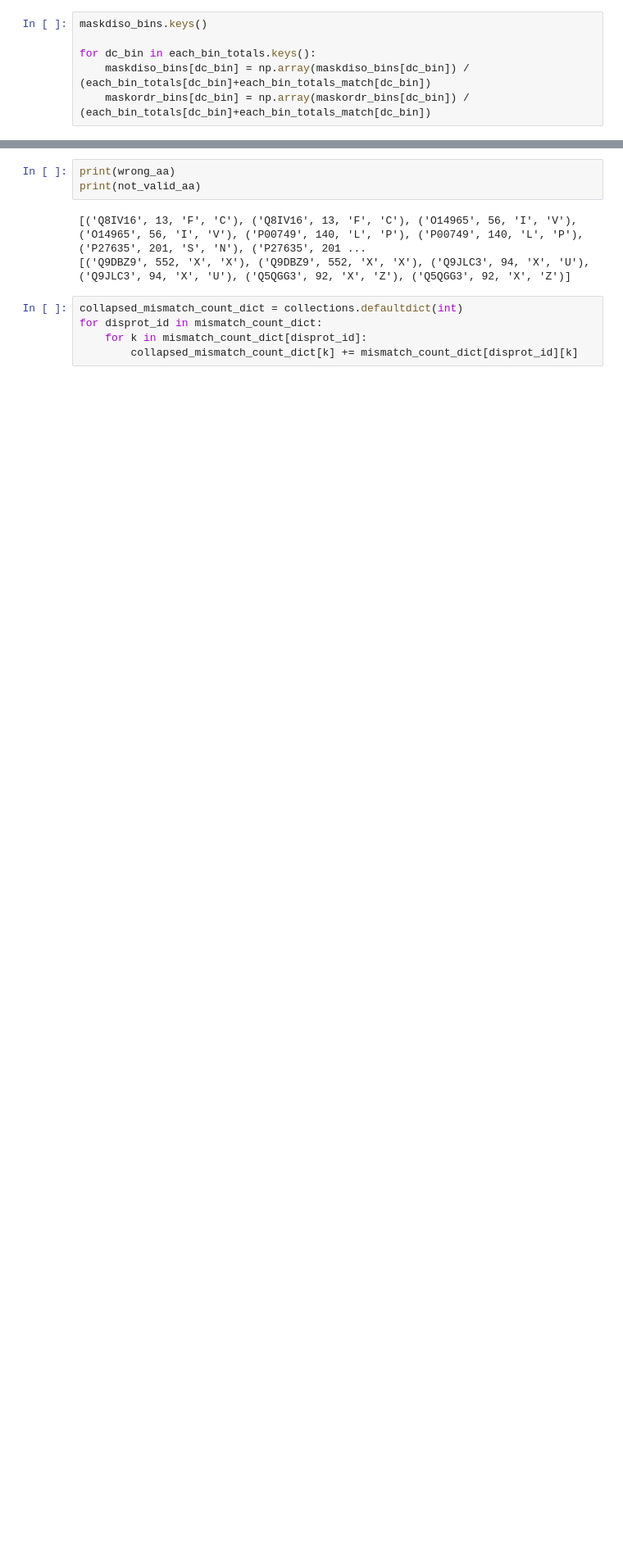
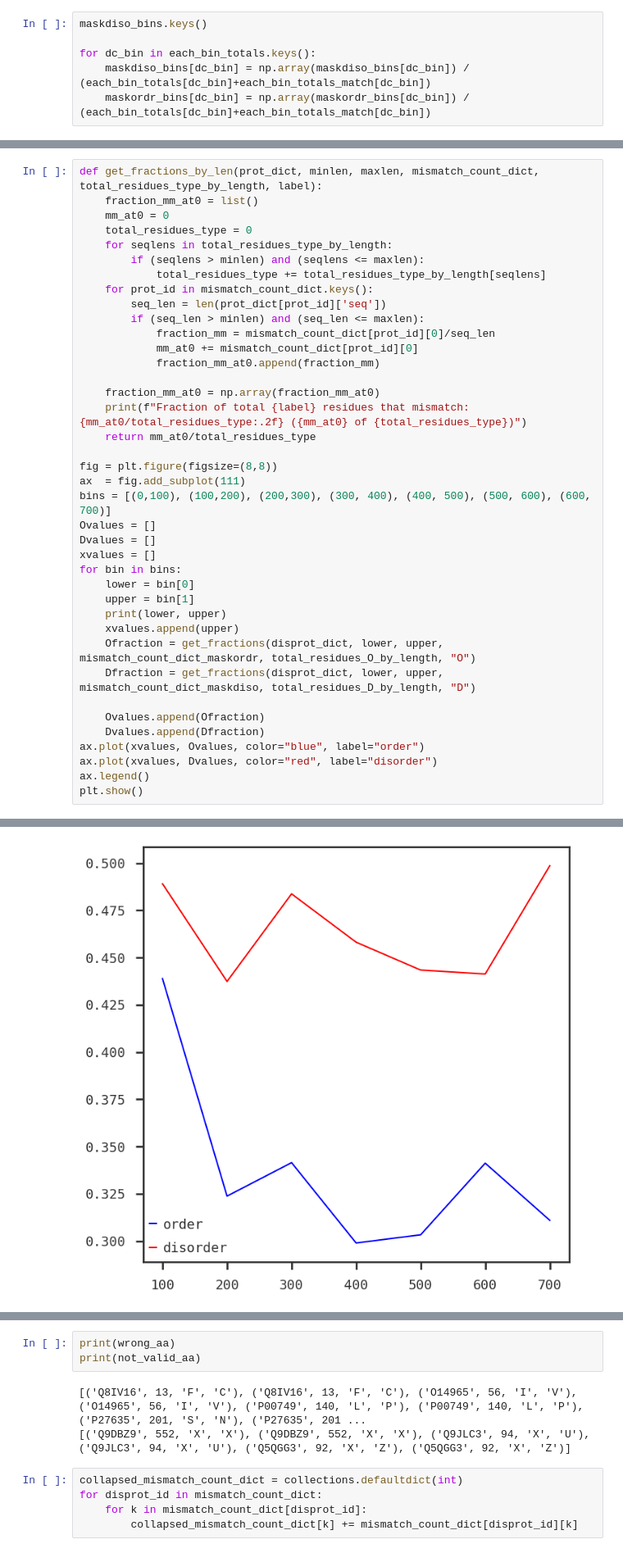
Before and after one commit to francosimonetti/disorder_flavours, a Jupyter notebook: jupyter/mismatch_analysis_T5.ipynb, the cells around one changed output, grey strips where cells are left out. Shown at 82% size. Cells and saved outputs as stored; diff of their text form; blank space fills up the shorter version.

```diff
--- a/jupyter/mismatch_analysis_T5.ipynb
+++ b/jupyter/mismatch_analysis_T5.ipynb
@@ -345,0 +546,40 @@ Avg mismatch @ 0 in disorder relative to prot length 0.14 (0.17 std)
+# %%
+def get_fractions_by_len(prot_dict, minlen, maxlen, mismatch_count_dict, total_residues_type_by_length, label):
+    fraction_mm_at0 = list()
+    mm_at0 = 0
+    total_residues_type = 0
+    for seqlens in total_residues_type_by_length:
+        if (seqlens > minlen) and (seqlens <= maxlen):
+            total_residues_type += total_residues_type_by_length[seqlens]
+    for prot_id in mismatch_count_dict.keys():
+        seq_len = len(prot_dict[prot_id]['seq'])
+        if (seq_len > minlen) and (seq_len <= maxlen):
+            fraction_mm = mismatch_count_dict[prot_id][0]/seq_len
+            mm_at0 += mismatch_count_dict[prot_id][0]
+            fraction_mm_at0.append(fraction_mm)
+
+    fraction_mm_at0 = np.array(fraction_mm_at0)
+    print(f"Fraction of total {label} residues that mismatch: {mm_at0/total_residues_type:.2f} ({mm_at0} of {total_residues_type})")
+    return mm_at0/total_residues_type
+
+fig = plt.figure(figsize=(8,8))
+ax  = fig.add_subplot(111)
+bins = [(0,100), (100,200), (200,300), (300, 400), (400, 500), (500, 600), (600, 700)]
+Ovalues = []
+Dvalues = []
+xvalues = []
+for bin in bins:
+    lower = bin[0]
+    upper = bin[1]
+    print(lower, upper)
+    xvalues.append(upper)
+    Ofraction = get_fractions(disprot_dict, lower, upper, mismatch_count_dict_maskordr, total_residues_O_by_length, "O")
+    Dfraction = get_fractions(disprot_dict, lower, upper, mismatch_count_dict_maskdiso, total_residues_D_by_length, "D")
+
+    Ovalues.append(Ofraction)
+    Dvalues.append(Dfraction)
+ax.plot(xvalues, Ovalues, color="blue", label="order")
+ax.plot(xvalues, Dvalues, color="red", label="disorder")
+ax.legend()
+plt.show()
+# %% [output]
@@ -345,0 +603 @@ Avg mismatch @ 0 in disorder relative to prot length 0.14 (0.17 std)
+[figure, added]
```
Also changed, not shown: parts of 14 cells of this notebook, 16 other files.
